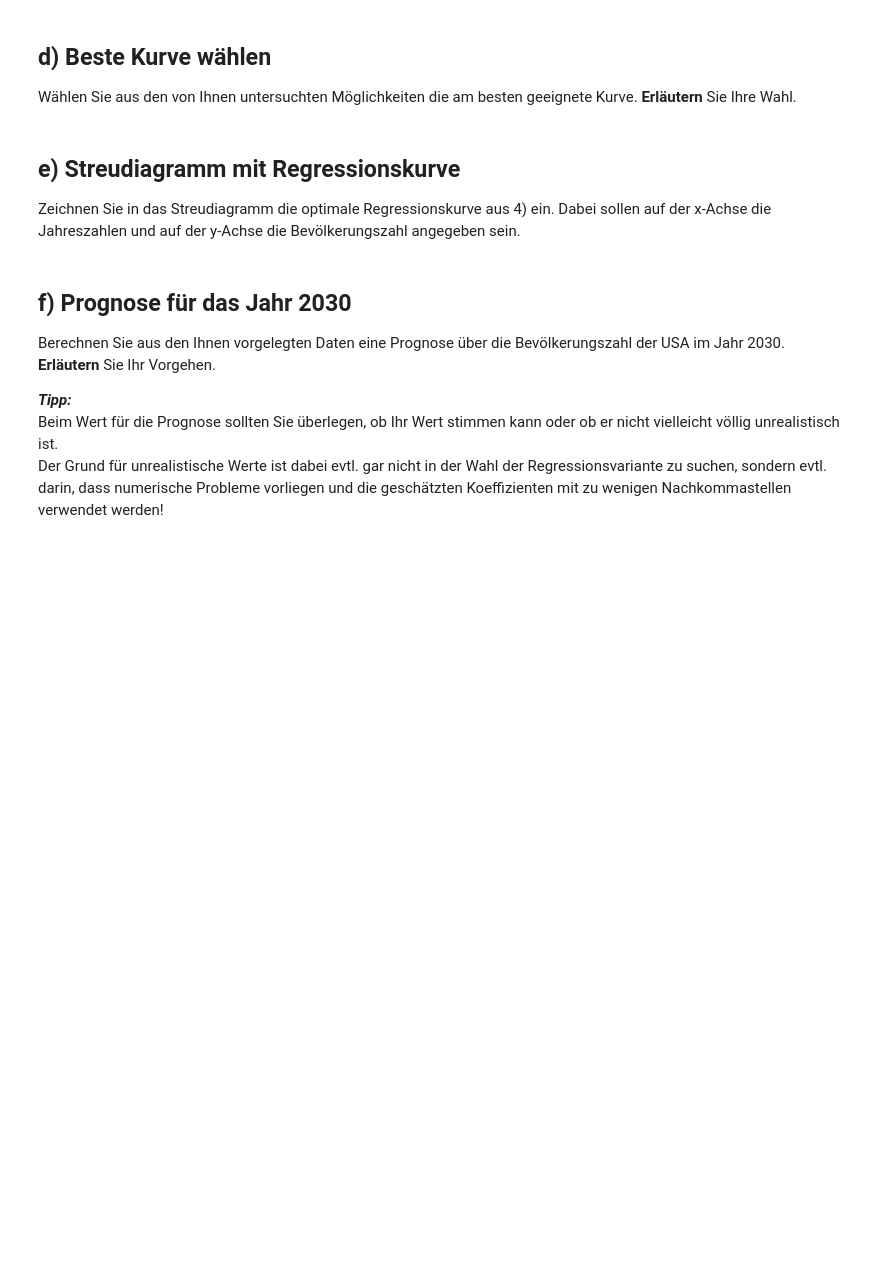
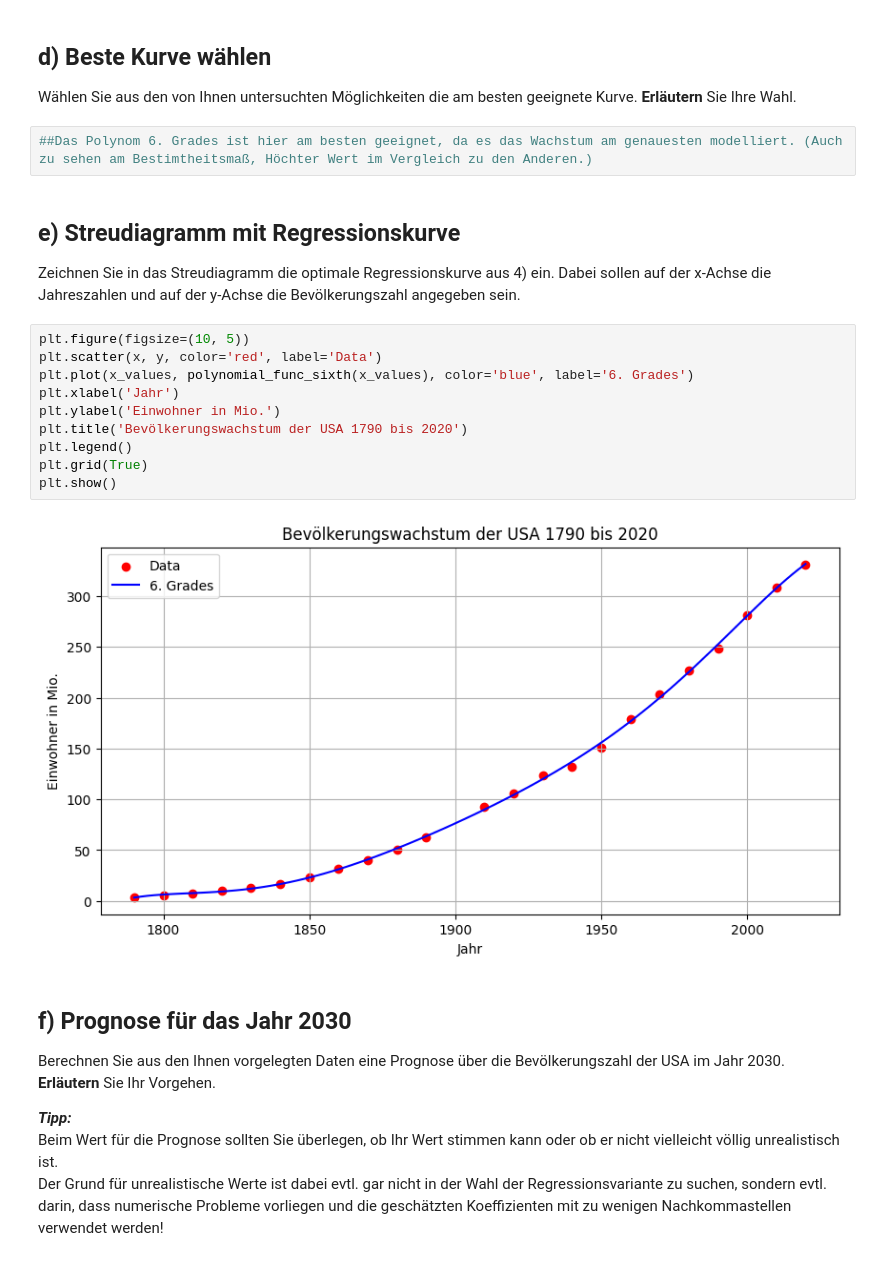
Before and after one commit to Fiusa21/Statistik_Labore, a Jupyter notebook: TestatAufgabe_2.ipynb, the cells around one changed output. Cells and saved outputs as stored; diff of their text form; blank space fills up the shorter version.

```diff
--- a/TestatAufgabe_2.ipynb
+++ b/TestatAufgabe_2.ipynb
@@ -58,9 +191,23 @@ Verwenden Sie für die Schätzung der Regressionskurve und des Bestimmtheitsmaß
 # %% [markdown]
 ## d) Beste Kurve wählen
 Wählen Sie aus den von Ihnen untersuchten Möglichkeiten die am besten geeignete Kurve. **Erläutern** Sie Ihre Wahl.
+# %%
+##Das Polynom 6. Grades ist hier am besten geeignet, da es das Wachstum am genauesten modelliert. (Auch zu sehen am Bestimtheitsmaß, Höchter Wert im Vergleich zu den Anderen.)
 # %% [markdown]
 ## e) Streudiagramm mit Regressionskurve
 Zeichnen Sie in das Streudiagramm die optimale Regressionskurve aus 4) ein. Dabei sollen auf der x-Achse die Jahreszahlen und auf der y-Achse die Bevölkerungszahl angegeben sein.
+# %%
+plt.figure(figsize=(10, 5))
+plt.scatter(x, y, color='red', label='Data')
+plt.plot(x_values, polynomial_func_sixth(x_values), color='blue', label='6. Grades')
+plt.xlabel('Jahr')
+plt.ylabel('Einwohner in Mio.')
+plt.title('Bevölkerungswachstum der USA 1790 bis 2020')
+plt.legend()
+plt.grid(True)
+plt.show()
+# %% [output]
+[figure, added]
 # %% [markdown]
 ## f) Prognose für das Jahr 2030
 Berechnen Sie aus den Ihnen vorgelegten Daten eine Prognose über die Bevölkerungszahl der USA im Jahr 2030. **Erläutern** Sie Ihr Vorgehen.
```
Also changed, not shown: parts of 4 cells of this notebook.
